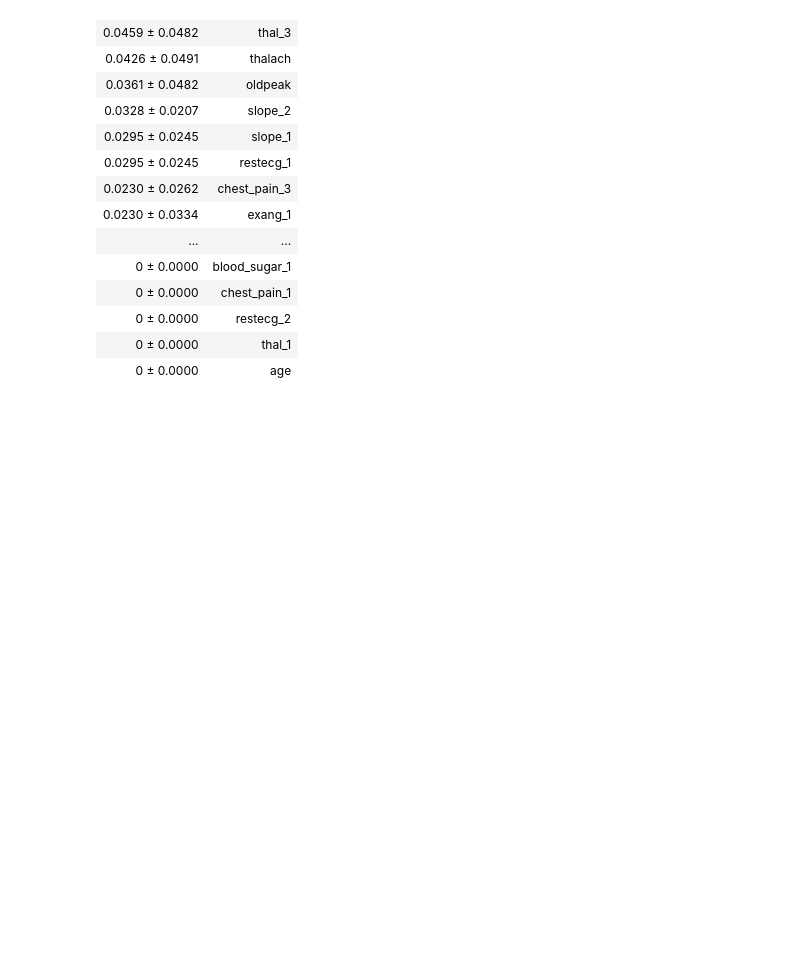
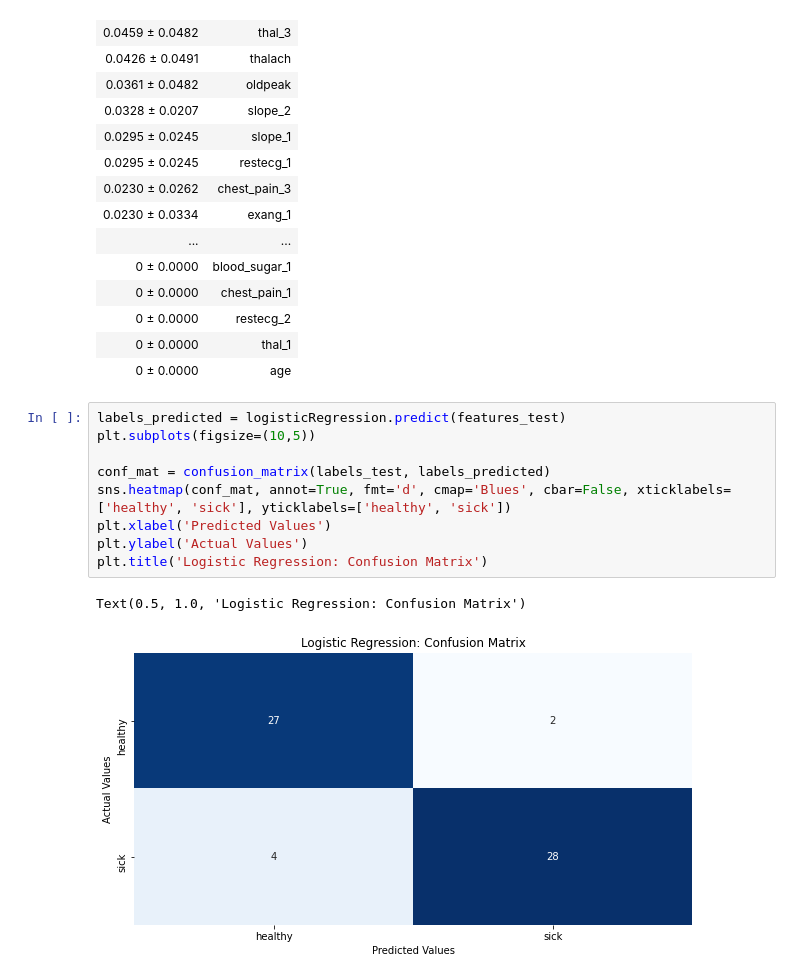
Before and after one commit to VinuriHemalka/ML_Assignment2_IT18257328_IT18257946_IT18220216_IT18231960, a Jupyter notebook: Model_Logistic Regression.ipynb, the cells around one changed output. Drawn from its saved outputs; the diff is of its cells as text; blank space fills up the shorter version.

Commit message:
Model_Logistic Regression

```diff
--- a/Model_Logistic Regression.ipynb
+++ b/Model_Logistic Regression.ipynb
@@ -111,3 +111,15 @@ eli5.show_weights(perm, feature_names = features_test.columns.tolist())
 | 0 ± 0.0000 | restecg_2 |
 | 0 ± 0.0000 | thal_1 |
 | 0 ± 0.0000 | age |
+# %%
+labels_predicted = logisticRegression.predict(features_test)
+plt.subplots(figsize=(10,5))
+
+conf_mat = confusion_matrix(labels_test, labels_predicted)
+sns.heatmap(conf_mat, annot=True, fmt='d', cmap='Blues', cbar=False, xticklabels=['healthy', 'sick'], yticklabels=['healthy', 'sick'])
+plt.xlabel('Predicted Values')
+plt.ylabel('Actual Values')
+plt.title('Logistic Regression: Confusion Matrix')
+# %% [output]
+Text(0.5, 1.0, 'Logistic Regression: Confusion Matrix')
+[figure, added]
```
